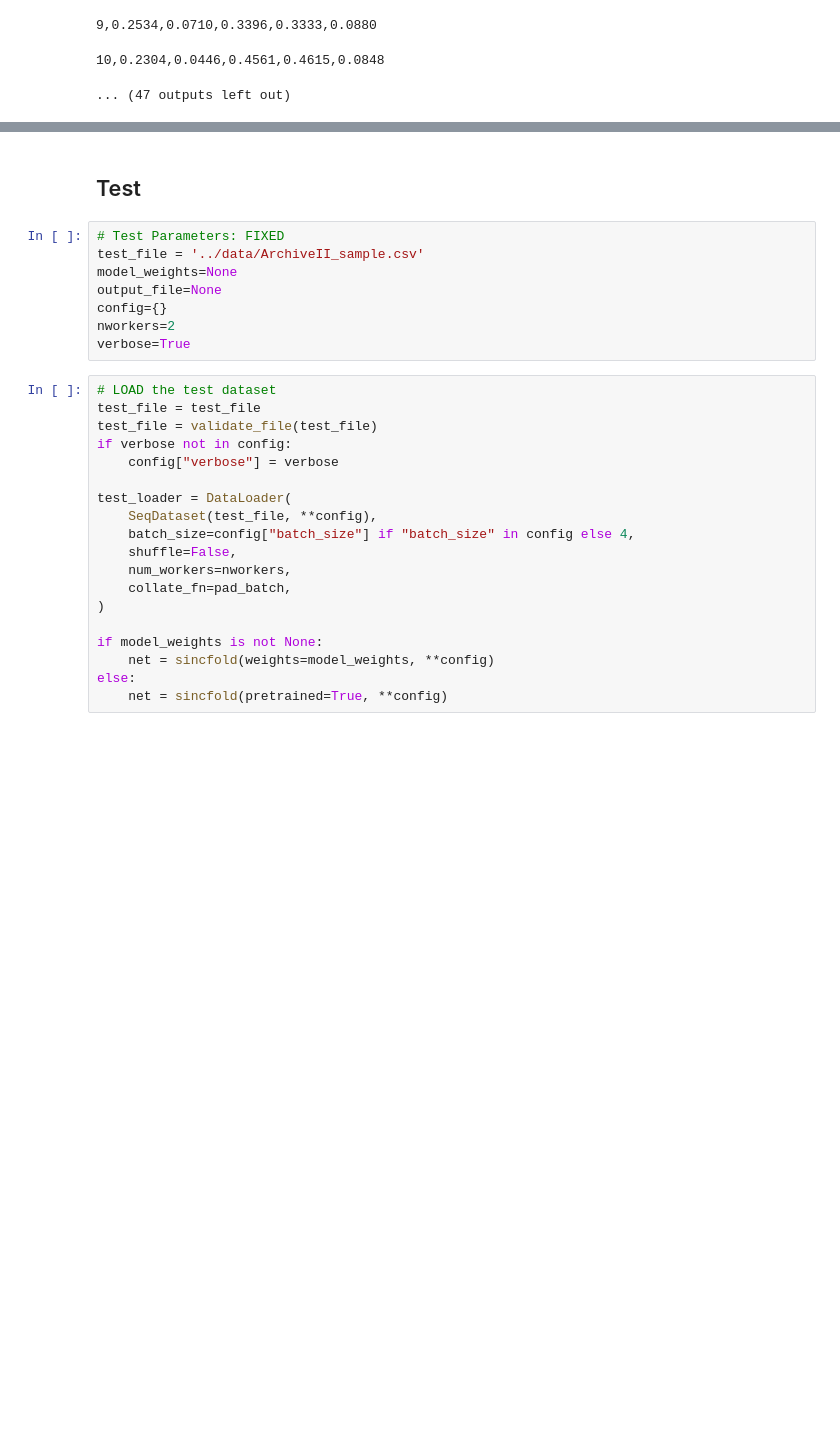
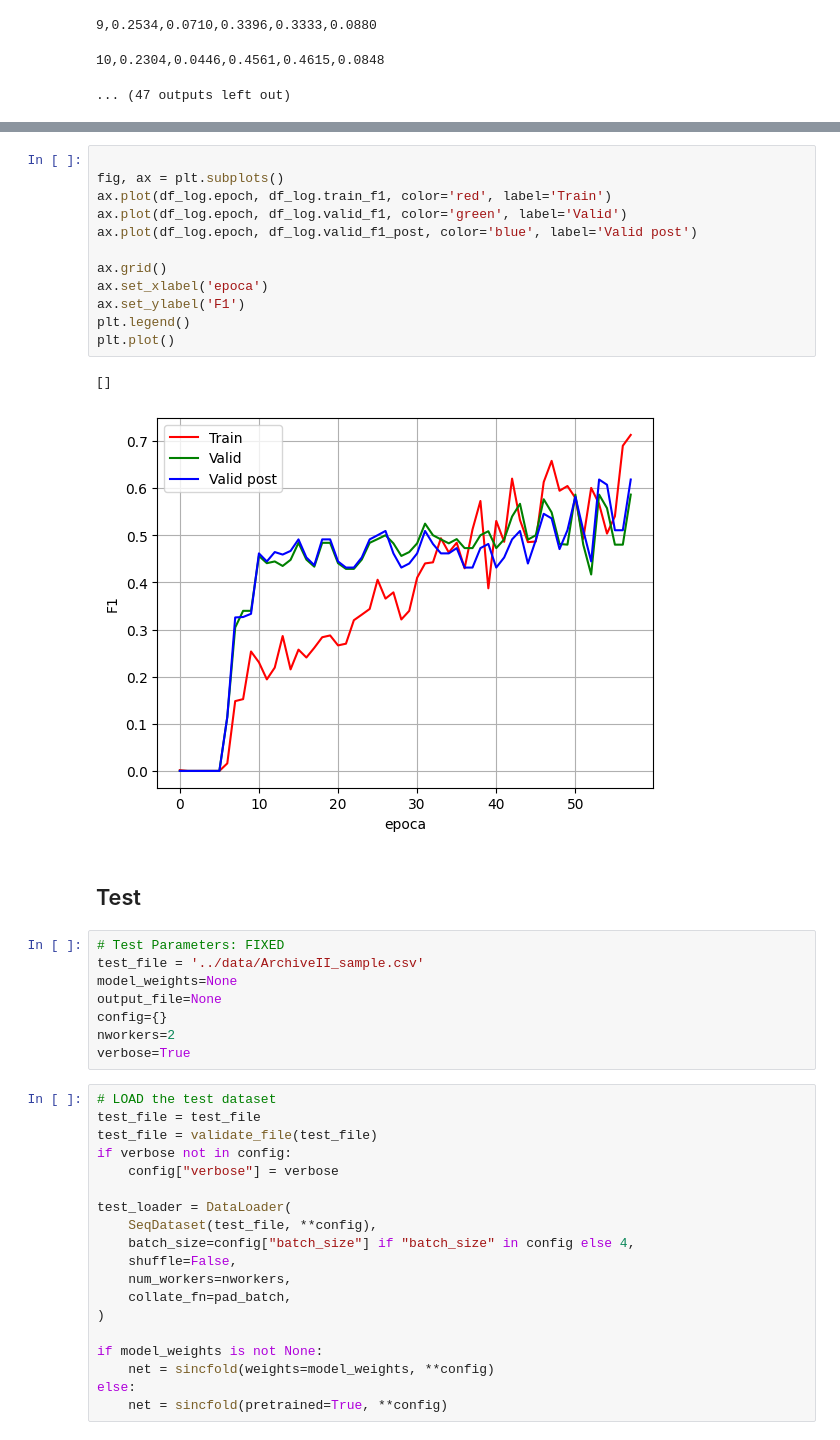
Before and after one commit to Gisch97/sincFold, a Jupyter notebook: pruebas/abation.ipynb, the cells around one changed output, grey strips where cells are left out. Saved outputs shown, nothing was run; the diff lists cells and outputs as text; blank space fills up the shorter version.

Commit message:
f1plot

```diff
--- a/pruebas/abation.ipynb
+++ b/pruebas/abation.ipynb
@@ -203,6 +207,21 @@ plt.plot()
 # %% [output]
 []
 [figure]
+# %%
+
+fig, ax = plt.subplots()
+ax.plot(df_log.epoch, df_log.train_f1, color='red', label='Train')
+ax.plot(df_log.epoch, df_log.valid_f1, color='green', label='Valid')
+ax.plot(df_log.epoch, df_log.valid_f1_post, color='blue', label='Valid post')
+
+ax.grid()
+ax.set_xlabel('epoca')
+ax.set_ylabel('F1')
+plt.legend()
+plt.plot()
+# %% [output]
+[]
+[figure, added]
 # %% [markdown]
 ## Test
 # %%
```
Also changed, not shown: parts of 2 cells of this notebook.
